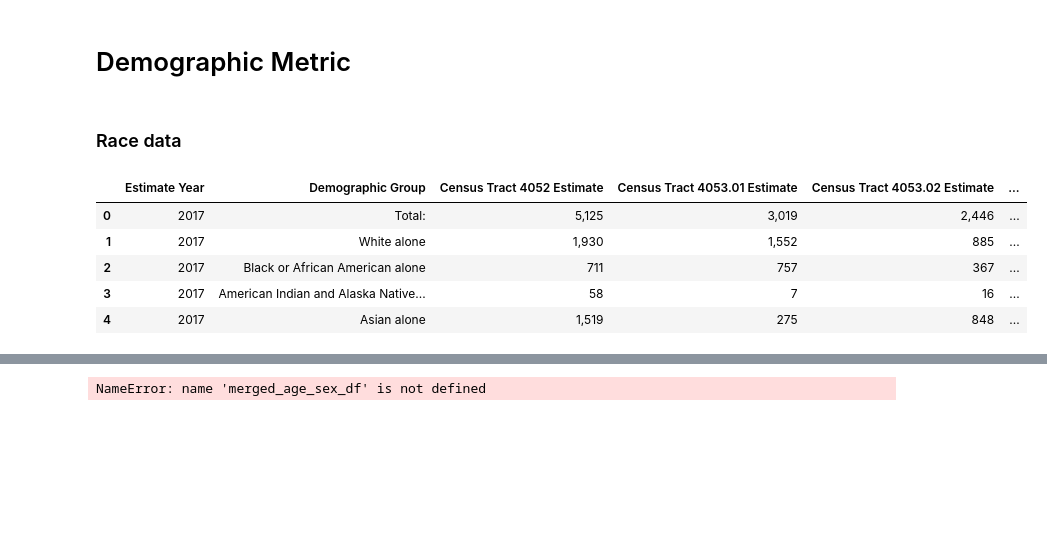
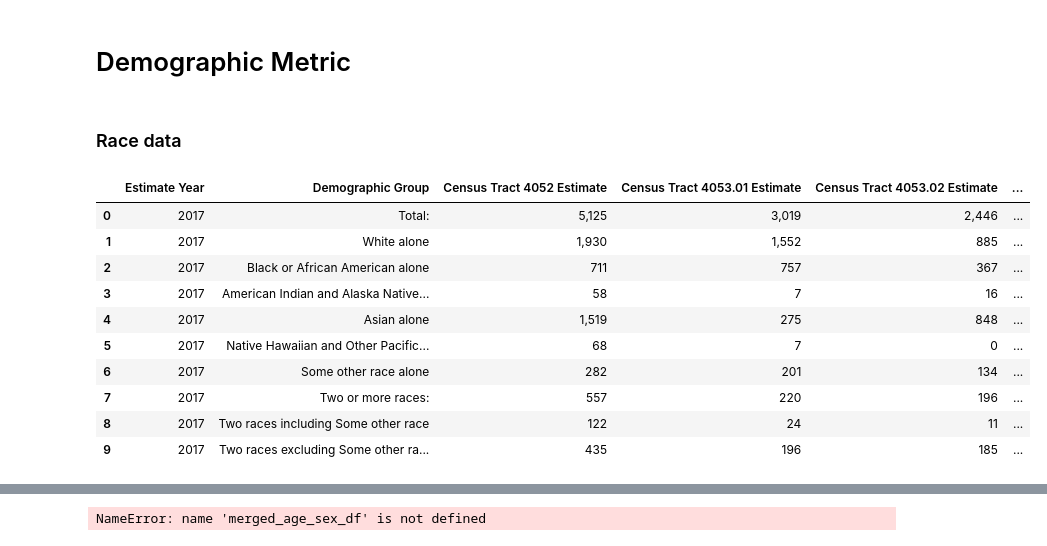
Before and after one commit to kareem-weaver/AUC_Mastercard_Challenge_Quant, a Jupyter notebook: src/Untitled.ipynb, the cells around one changed output, grey strips where cells are left out. Cells and saved outputs as stored; diff of their text form; code cells hidden in the pictures; blank space fills up the shorter version.

```diff
--- a/src/Untitled.ipynb
+++ b/src/Untitled.ipynb
@@ -6,10 +6,10 @@ import seaborn as sns
 import glob
 import os
 import re
-# %% [markdown]
-# Demographic Metric
-# %% [markdown]
-### Race data
+# %% [markdown]
+# Demographic Metric
+# %% [markdown]
+### Race data
 # %%
 # Specify the directory where your files are located
 directory_path = r"C:\Users\jabba\Desktop\Code\machine_learning\AUC_mastercard_challenge\src\demographic"
@@ -66,31 +66,36 @@ for file in file_list:
                 'Census Tract 4059.01, Alameda County, California!!Estimate': 'Census Tract 4059.01 Estimate',
                 'Census Tract 4059.02, Alameda County, California!!Estimate': 'Census Tract 4059.02 Estimate',
                 'Census Tract 4060, Alameda County, California!!Estimate': 'Census Tract 4060 Estimate',
                 'Year': 'Estimate Year'
             }, inplace=True)
 
         # Append the modified DataFrame to the list
         dataframes.append(df)
 
     except Exception as e:
         print(f"Error reading {file}: {e}")
 
 # Concatenate all DataFrames into a single DataFrame
 merged_race_df = pd.concat(dataframes, ignore_index=True)
 
 # Move 'Year' to the front
 column_order = ['Estimate Year'] + [col for col in merged_race_df.columns if col != 'Estimate Year']
 merged_race_df = merged_race_df[column_order]
 
 # Save the merged DataFrame to a new CSV file
 merged_race_df.to_csv('merged_acs_race_data.csv', index=False)
 
 # Display the modified DataFrame
-merged_race_df.head()
+merged_race_df.head(10)
 # %% [output]
 |  | Estimate Year | Demographic Group | Census Tract 4052 Estimate | Census Tract 4053.01 Estimate | Census Tract 4053.02 Estimate | ... |
 | 0 | 2017 | Total: | 5,125 | 3,019 | 2,446 | ... |
 | 1 | 2017 | White alone | 1,930 | 1,552 | 885 | ... |
 | 2 | 2017 | Black or African American alone | 711 | 757 | 367 | ... |
 | 3 | 2017 | American Indian and Alaska Native... | 58 | 7 | 16 | ... |
 | 4 | 2017 | Asian alone | 1,519 | 275 | 848 | ... |
+| 5 | 2017 | Native Hawaiian and Other Pacific... | 68 | 7 | 0 | ... |
+| 6 | 2017 | Some other race alone | 282 | 201 | 134 | ... |
+| 7 | 2017 | Two or more races: | 557 | 220 | 196 | ... |
+| 8 | 2017 | Two races including Some other race | 122 | 24 | 11 | ... |
+| 9 | 2017 | Two races excluding Some other ra... | 435 | 196 | 185 | ... |
```
Also changed, not shown: parts of 10 cells of this notebook, 26 other files.
